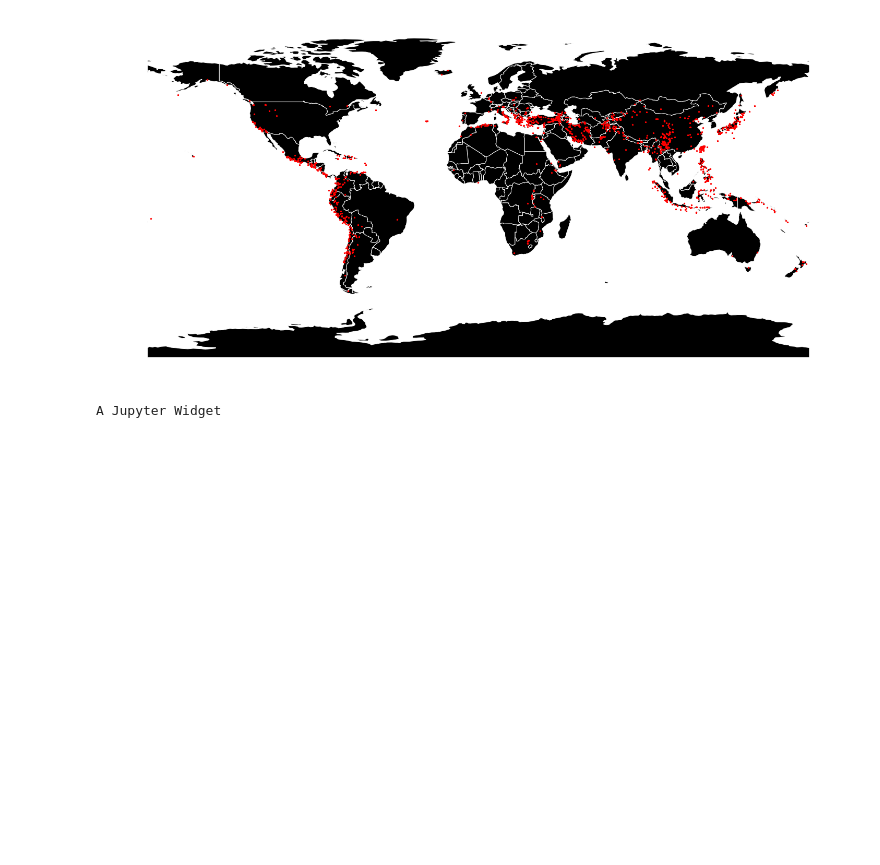
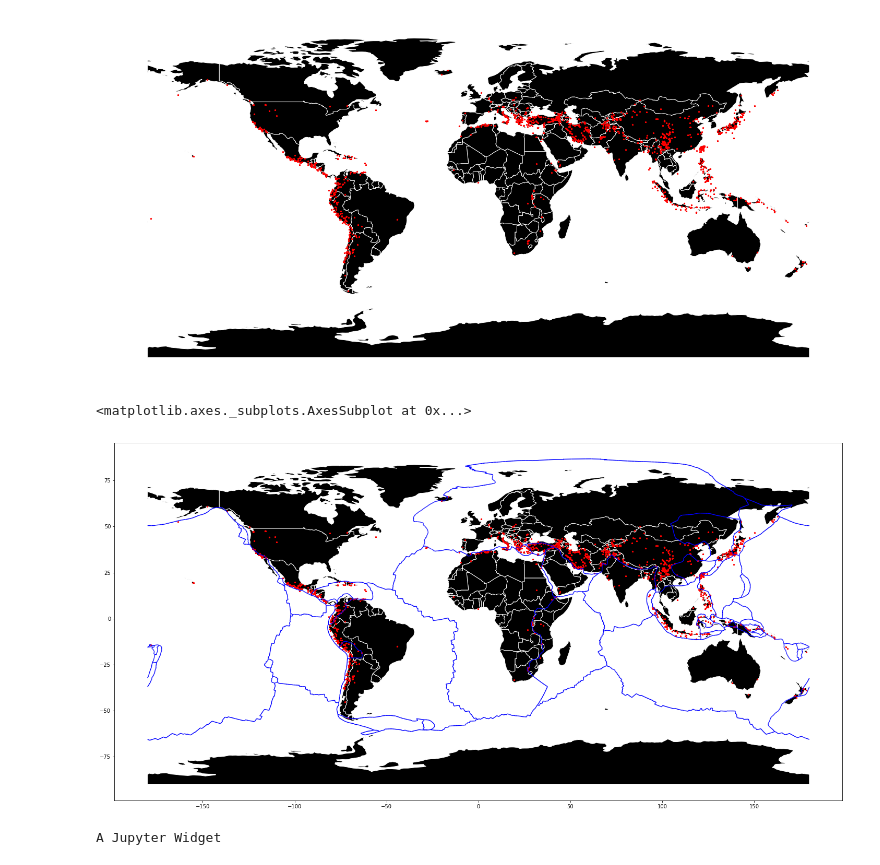
Before and after one commit to DataScienceBS/data-question-3-tornado-bombers, a Jupyter notebook: Earthquakes.ipynb, the cells around one changed output. Saved outputs shown, nothing was run; the diff lists cells and outputs as text; code cells hidden in the pictures; blank space fills up the shorter version.

```diff
--- a/Earthquakes.ipynb
+++ b/Earthquakes.ipynb
@@ -311,6 +291,22 @@ ax.axis('off')
 quakes.plot(ax=ax, marker='*', color='red', markersize=8);
 # %% [output]
 [figure]
+# %%
+#Working on adding tectonic plate boundaires to our world map to help answer the question "where?".
+
+world = gpd.read_file(gpd.datasets.get_path('naturalearth_lowres'))
+def make_point(row):
+    return Point(row.Long, row.Lat)
+points = df.apply(make_point, axis=1)
+quakes = gpd.GeoDataFrame(df, geometry=points)
+quakes.crs = {'init': 'epsg:4326'}
+ax = world.plot(color='black', edgecolor='white', figsize=(25,255))
+ax.axis('on')
+quakes.plot(ax=ax, marker='*', color='red', markersize=8)
+boundaries.plot(ax=ax, color='blue', markersize=8)
+# %% [output]
+<matplotlib.axes._subplots.AxesSubplot at 0x...>
+[figure, added]
 # %%
 from mpl_toolkits.axes_grid1 import make_axes_locatable
 from IPython.display import display, clear_output
```
Also changed, not shown: parts of 10 cells of this notebook.
